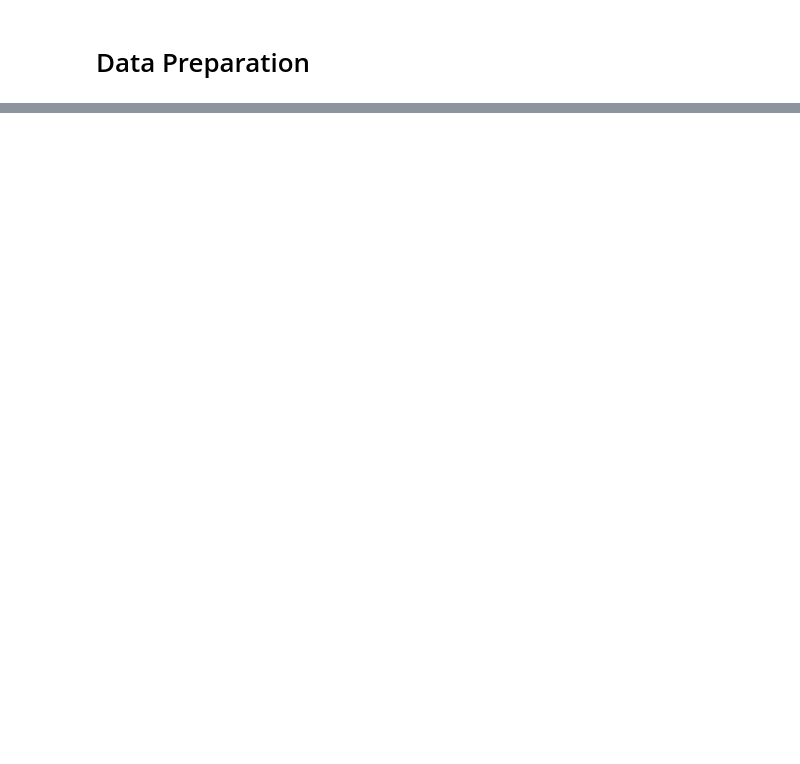
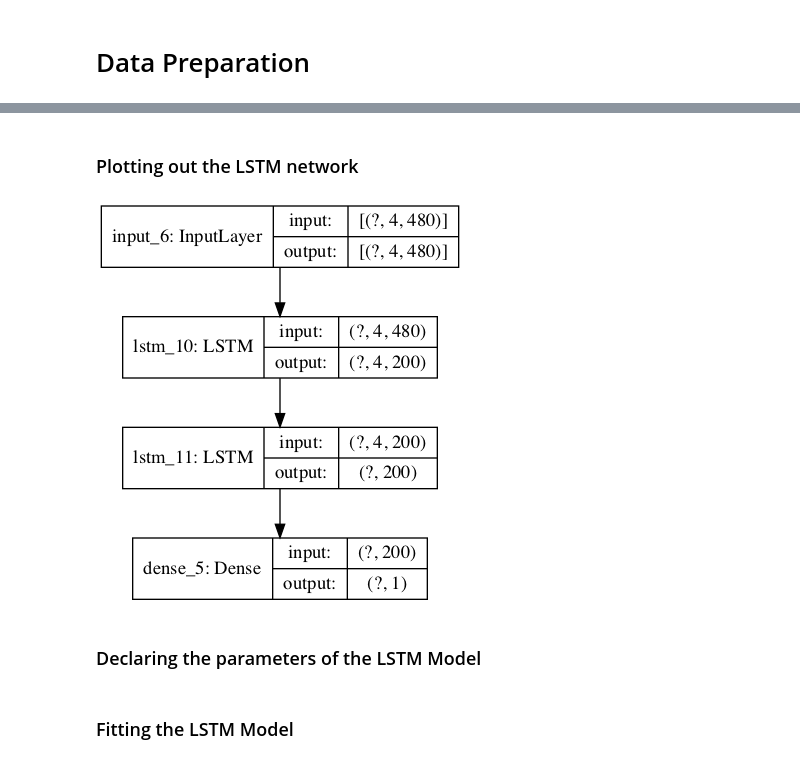
Before and after one commit to tlemenestrel/LSTM_GARCH, a Jupyter notebook: Deep_Learning_Model.ipynb, the cells around one changed output, grey strips where cells are left out. Drawn from its saved outputs; the diff is of its cells as text; code cells hidden in the pictures; blank space fills up the shorter version.

```diff
--- a/Deep_Learning_Model.ipynb
+++ b/Deep_Learning_Model.ipynb
@@ -491,0 +466,28 @@ print('Test Score: %.2f RMSE' % (testScore))
+# %%
+def get_lagged(x, y, t, s):
+
+    lagged = []
+
+    for i in range(x.shape[0] - t):
+
+        if i == x.shape[0] - t:
+
+            break
+
+        for k in range(t):
+
+            if k < t:
+
+                lagged.append(x[i+k])
+
+    lagged = np.array(lagged).reshape(s)
+
+    return lagged, y[:lagged.shape[0],]
+# %%
+N = 30
+
+X_train, y_train = get_lagged(X_train, y_train, N, (X_train.shape[0]-N, N*X_train.shape[1]))
+X_test, y_test = get_lagged(X_test, y_test, N, (X_test.shape[0]-N, N*X_test.shape[1]))
+
+print(X_train.shape, X_test.shape)
+print(y_train.shape, y_test.shape)
@@ -491,0 +497,8 @@ print('Test Score: %.2f RMSE' % (testScore))
+# %%
+T = 4
+
+X_train, y_train = get_lagged(X_train, y_train, T, (X_train.shape[0]-T, T, X_train.shape[1]))
+X_test, y_test = get_lagged(X_test, y_test, T, (X_test.shape[0]-T, T, X_test.shape[1]))
+
+print(X_train.shape, X_test.shape)
+print(y_train.shape, y_test.shape)
@@ -491,0 +512,7 @@ print('Test Score: %.2f RMSE' % (testScore))
+# %%
+inputLSTM = Input(shape=(X_train.shape[1], X_train.shape[2]))
+y = LSTM(200, return_sequences=True)(inputLSTM)
+y = LSTM(200)(y)
+y = Dense(1)(y)
+lstm = Model(inputs=inputLSTM, outputs=y)
+lstm.summary()
@@ -491,0 +536,8 @@ print('Test Score: %.2f RMSE' % (testScore))
+# %% [markdown]
+### Plotting out the LSTM network
+# %%
+plot_model(lstm, to_file='model_plot.png', show_shapes=True, show_layer_names=True)
+# %% [output]
+[figure, added]
+# %% [markdown]
+### Declaring the parameters of the LSTM Model
@@ -491,0 +546,2 @@ print('Test Score: %.2f RMSE' % (testScore))
+# %% [markdown]
+### Fitting the LSTM Model
```
Also changed, not shown: parts of 59 cells of this notebook.
